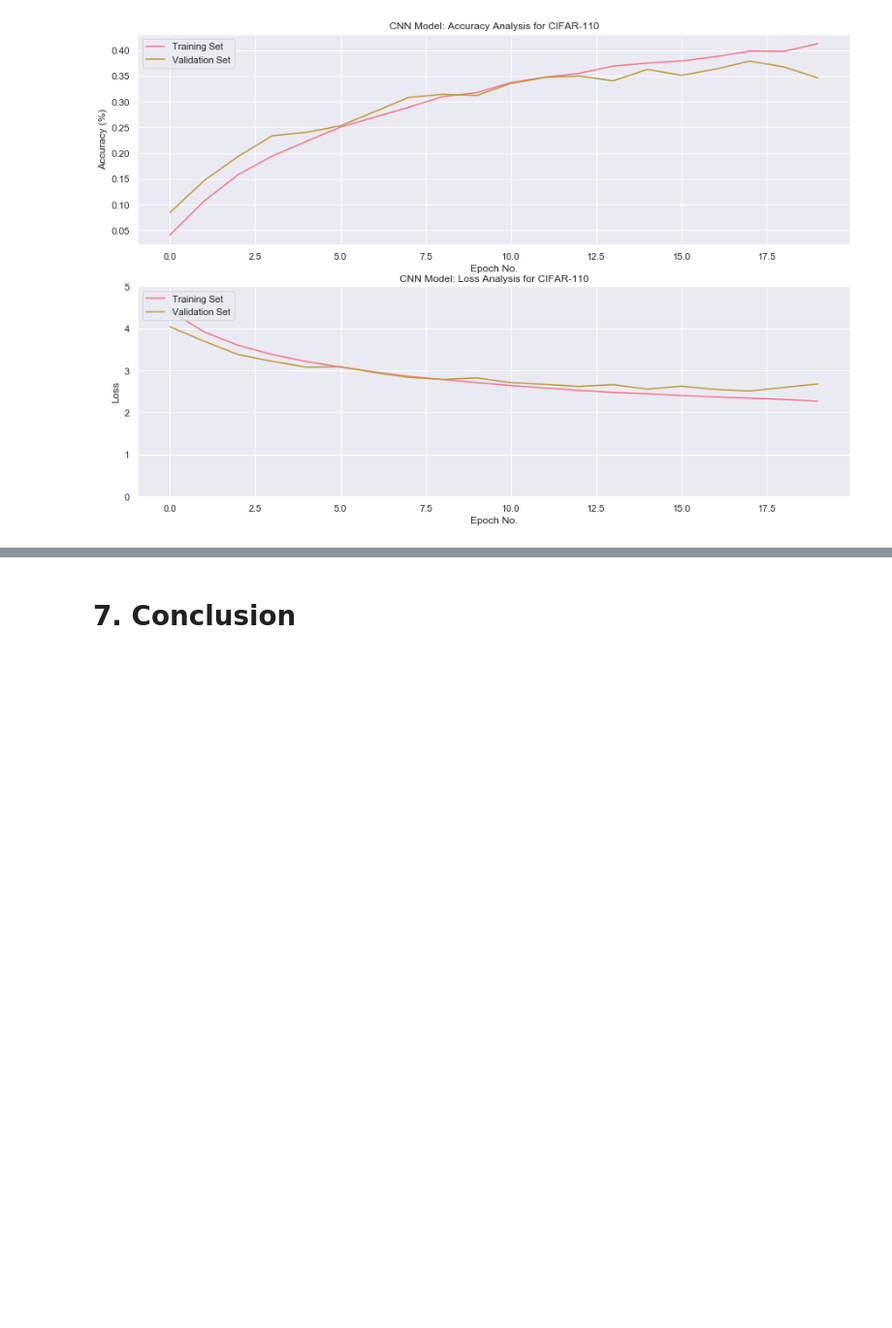
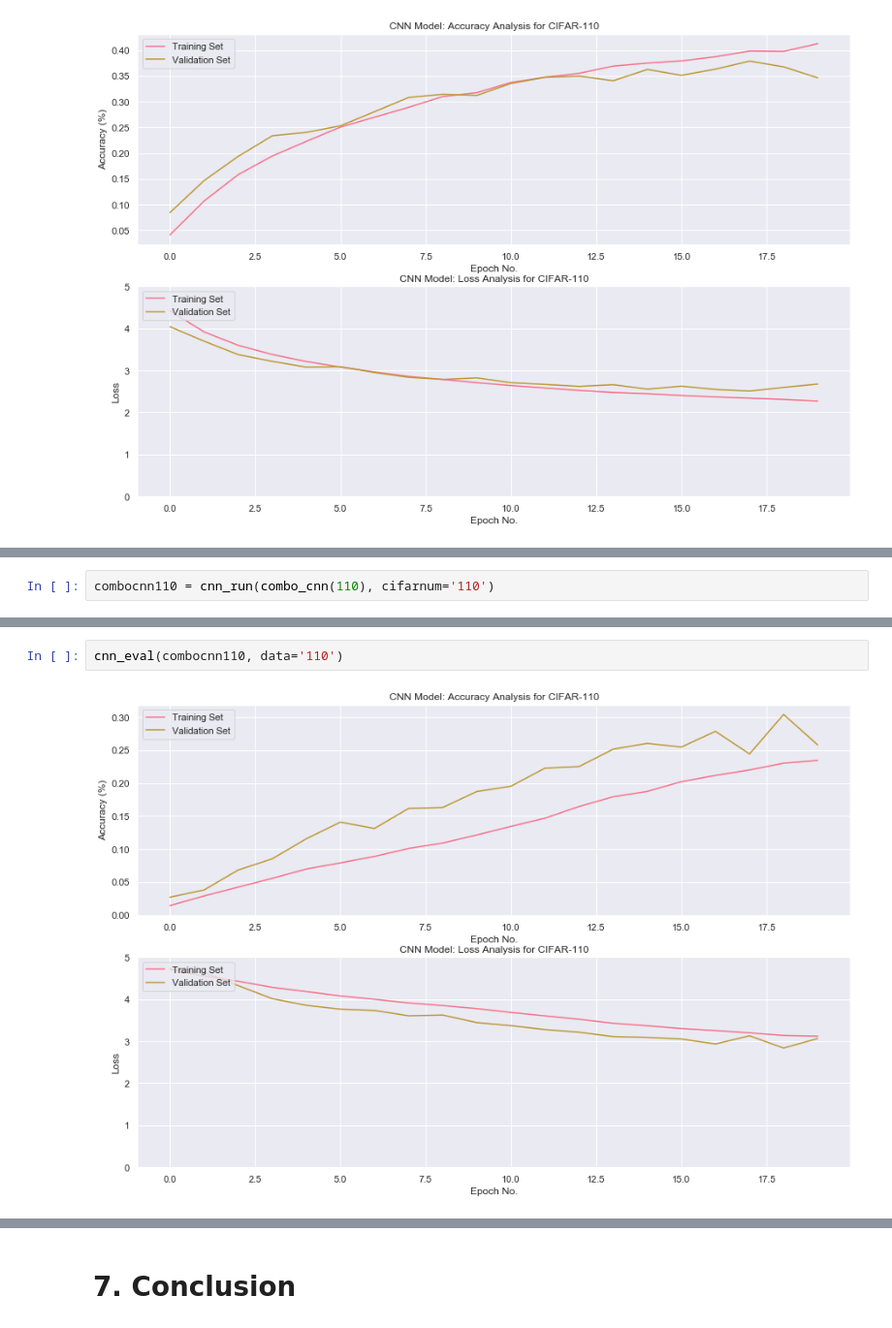
Before and after one commit to jafonte01/CAPSTONE---FINAL, a Jupyter notebook: Final Capstone Project.ipynb, the cells around one changed output, grey strips where cells are left out. Shown at 97% size. Drawn from its saved outputs; the diff is of its cells as text; blank space fills up the shorter version.

```diff
--- a/Final Capstone Project.ipynb
+++ b/Final Capstone Project.ipynb
@@ -2083,0 +2084,2 @@ Epoch 1/20
+# %%
+combocnn110 = cnn_run(combo_cnn(110), cifarnum='110')
@@ -2083,0 +2104,4 @@ Epoch 1/20
+# %%
+cnn_eval(combocnn110, data='110')
+# %% [output]
+[figure, added]
```
Also changed, not shown: parts of 30 cells of this notebook.
